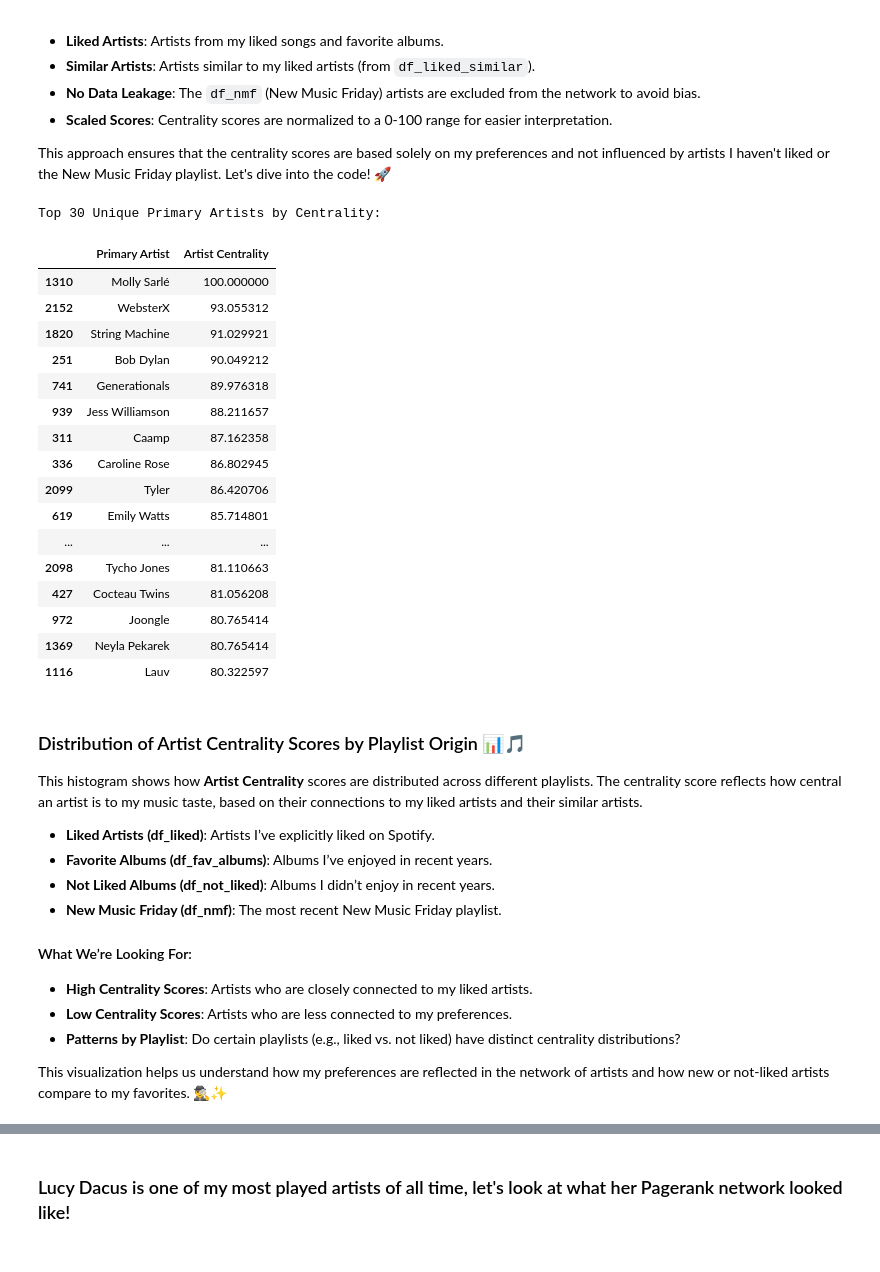
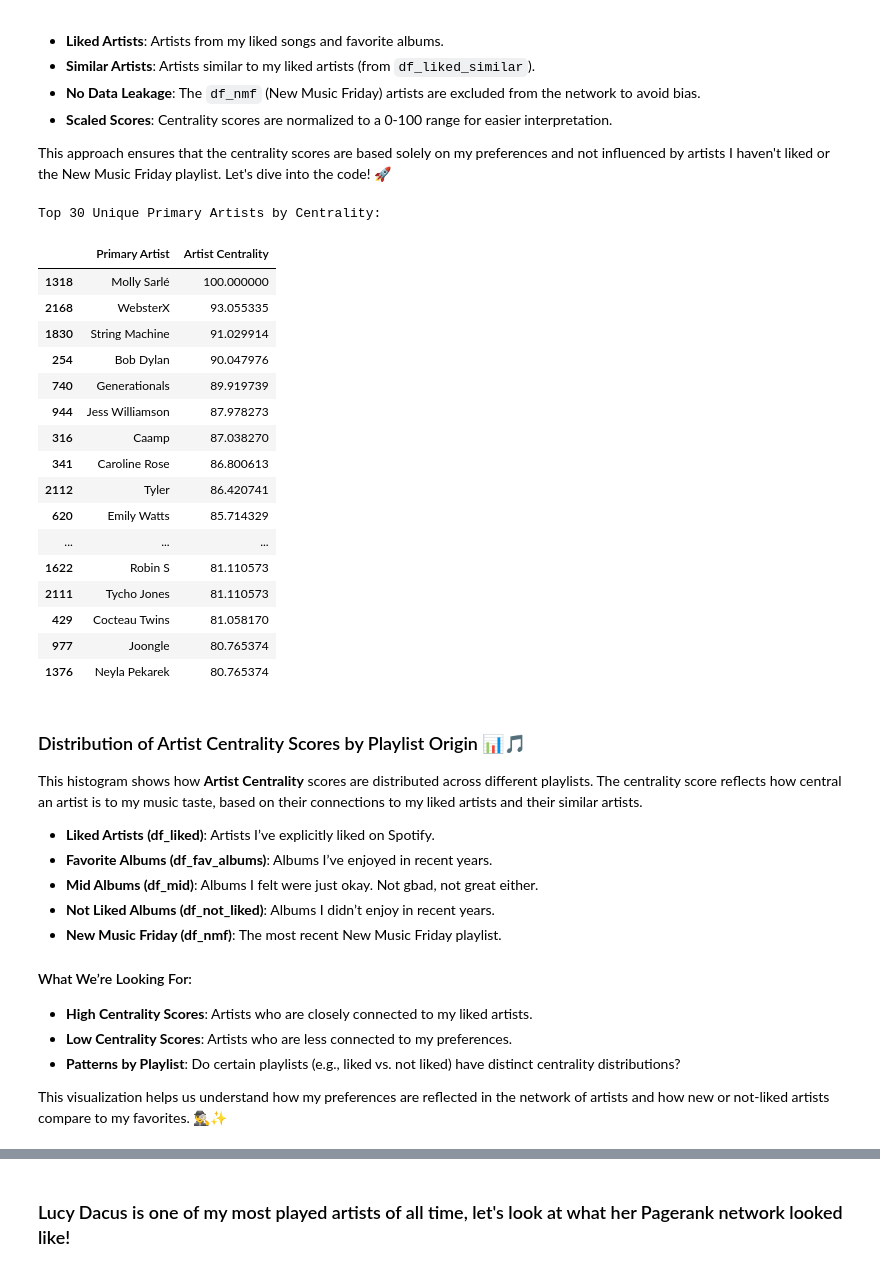
Before and after one commit to MikeStrusz/Music_Taste_Machine_Learning_Model, a Jupyter notebook: Music Taste Machine Learning Data Prep.ipynb, the cells around one changed output, grey strips where cells are left out. Saved outputs shown, nothing was run; the diff lists cells and outputs as text; code cells hidden in the pictures.

```diff
--- a/Music Taste Machine Learning Data Prep.ipynb
+++ b/Music Taste Machine Learning Data Prep.ipynb
@@ -60,6 +60,7 @@ df_liked = pd.read_csv("data/liked.csv")  # Liked playlist on Spotify
 df_fav_albums = pd.read_csv("data/liked_albums.csv")  # Albums I've Liked in Recent Years
 df_not_liked = pd.read_csv("data/did_not_like.csv")  # Albums I've not liked in Recent Years
 df_nmf = pd.read_csv("data/nmf.csv")  # The most recent New Music Friday Playlist
+df_mid = pd.read_csv("data/mid.csv") #Albums I neither enjoyed or hated, but were simply Mid
 df_liked_similar = pd.read_csv('data/liked_artists_only_similar.csv') #Similar Artisits to My Liked Artists
 # %% [markdown]
 ## A Check for New Artists / Pull Their Similar Artists
@@ -305,6 +317,7 @@ We need to assign a score to songs I've faved on spotify (100), albums I've enjo
 # Assign liked scores before combining
 df_liked['liked'] = 100
 df_fav_albums['liked'] = 65
+df_mid['liked'] = 45
 df_not_liked['liked'] = 30
 df_nmf['liked'] = np.nan
 
@@ -312,6 +325,7 @@ df_nmf['liked'] = np.nan
 df_liked['playlist_origin'] = 'df_liked'
 df_fav_albums['playlist_origin'] = 'df_fav_albums'
 df_not_liked['playlist_origin'] = 'df_not_liked'
+df_mid['playlist_origin'] = 'df_mid'
 df_nmf['playlist_origin'] = 'df_nmf'
 df_liked_similar['source'] = 'liked_similar'
 # %% [markdown]
@@ -375,7 +398,7 @@ By the end of this section, I’ll have a clean, unified dataset ready for featu
 # %% [markdown]
 ## Merge The Datasets
 # %%
-df = pd.concat([df_liked, df_fav_albums, df_not_liked, df_nmf], ignore_index=True)
+df = pd.concat([df_liked, df_fav_albums, df_mid, df_not_liked, df_nmf], ignore_index=True)
 # %%
 #How Large is the Dataset, Now?
 df.shape
@@ -741,11 +765,17 @@ df_nmf_subset = df[df['playlist_origin'] == 'df_nmf']
 df_nmf_subset['Record Label Frequency Encoded'] = df_nmf_subset['Record Label'].map(freq_encoding).fillna(mean_freq)
 df.loc[df['playlist_origin'] == 'df_nmf', 'Record Label Frequency Encoded'] = df_nmf_subset['Record Label Frequency Encoded']
 
-# Apply encoding to the disliked tracks (if needed)
+# Apply encoding to the disliked albums
 df_not_liked_subset = df[df['playlist_origin'] == 'df_not_liked']
 df_not_liked_subset['Record Label Frequency Encoded'] = df_not_liked_subset['Record Label'].map(freq_encoding).fillna(mean_freq)
 df.loc[df['playlist_origin'] == 'df_not_liked', 'Record Label Frequency Encoded'] = df_not_liked_subset['Record Label Frequency Encoded']
 
+# Apply encoding to the mid albums
+df_mid_subset = df[df['playlist_origin'] == 'df_mid']
+df_mid_subset['Record Label Frequency Encoded'] = df_mid_subset['Record Label'].map(freq_encoding).fillna(mean_freq)
+df.loc[df['playlist_origin'] == 'df_mid', 'Record Label Frequency Encoded'] = df_mid_subset['Record Label Frequency Encoded']
+
+
 # Check the result by displaying 20 Unique Record Labels and Their Encoding!
 df[['Record Label', 'Record Label Frequency Encoded']].drop_duplicates().head(20)
 # %% [output]
@@ -973,7 +1003,7 @@ def prepare_featured_artists(df):
 def build_graph(df, df_liked_similar, include_nmf=False):
     # Build a graph of artists and their connections.
     # Only includes liked artists and their similar artists by default. 🎯
-    # Optionally includes NMF and not-liked artists (without adding edges). 🚫
+    # Optionally includes NMF, not-liked, and mid artists (without adding edges). 🚫
     G = nx.Graph()
 
     # Add nodes for liked artists
@@ -999,7 +1029,7 @@ def build_graph(df, df_liked_similar, include_nmf=False):
             for s in similar:
                 G.add_edge(artist, s, weight=1.0)
 
-    # Optionally include NMF and not-liked artists (without adding edges)
+    # Optionally include NMF, not-liked, and mid artists (without adding edges)
     if include_nmf:
         nmf_artists = set(
             df[df['playlist_origin'] == 'df_nmf']['Artist Name(s)']
@@ -1009,8 +1039,13 @@ def build_graph(df, df_liked_similar, include_nmf=False):
             df[df['playlist_origin'] == 'df_not_liked']['Artist Name(s)']
             .str.split(',').explode().str.strip()
         )
+        mid_artists = set(
+            df[df['playlist_origin'] == 'df_mid']['Artist Name(s)']
+            .str.split(',').explode().str.strip()
+        )
         G.add_nodes_from(nmf_artists, type='nmf')
         G.add_nodes_from(not_liked_artists, type='not_liked')
+        G.add_nodes_from(mid_artists, type='mid')  # Mid artists exist but don’t interfere with the web
 
     return G
 
@@ -1040,51 +1075,51 @@ def run_centrality_analysis(df, df_liked_similar, include_nmf=False):
     # 1. Prepare featured artists data.
     # 2. Build the graph.
     # 3. Calculate centrality scores.
     # 4. Normalize scores to 0-100 range. 🚀
     # Prepare the featured artists data (still needed to ensure the column exists)
     df = prepare_featured_artists(df)
 
     # Build the graph and calculate centrality
     G = build_graph(df, df_liked_similar, include_nmf=include_nmf)
     df, centrality_scores = calculate_centrality_scores(G, df)
     df = normalize_centrality_scores(df)
 
     return df, G, centrality_scores
 
-# Execute the analysis for all artists (including NMF and not-liked)
+# Execute the analysis for all artists (including NMF, not-liked, and mid)
 df, G, centrality_scores = run_centrality_analysis(df, df_liked_similar, include_nmf=True)
 
-# Extract the primary artist (first artist in 'Artist Name(s)' field
+# Extract the primary artist (first artist in 'Artist Name(s)' field)
 df['Primary Artist'] = df['Artist Name(s)'].str.split(',').str[0].str.strip()
 
 # Now group by Primary Artist to ensure unique artists are considered
 df_unique_artists = df.groupby('Primary Artist', as_index=False)['Artist Centrality'].max()
 
 # Get the top 30 unique primary artists by their centrality score
 top_artist_df = df_unique_artists.nlargest(30, 'Artist Centrality')[['Primary Artist', 'Artist Centrality']]
 
 # Print the top 30 unique primary artists by centrality
 print("\nTop 30 Unique Primary Artists by Centrality:")
 top_artist_df
 # %% [output]
 Top 30 Unique Primary Artists by Centrality:
 |  | Primary Artist | Artist Centrality |
-| 1310 | Molly Sarlé | 100.000000 |
-| 2152 | WebsterX | 93.055312 |
-| 1820 | String Machine | 91.029921 |
-| 251 | Bob Dylan | 90.049212 |
-| 741 | Generationals | 89.976318 |
-| 939 | Jess Williamson | 88.211657 |
-| 311 | Caamp | 87.162358 |
-| 336 | Caroline Rose | 86.802945 |
-| 2099 | Tyler | 86.420706 |
-| 619 | Emily Watts | 85.714801 |
+| 1318 | Molly Sarlé | 100.000000 |
+| 2168 | WebsterX | 93.055335 |
+| 1830 | String Machine | 91.029914 |
+| 254 | Bob Dylan | 90.047976 |
+| 740 | Generationals | 89.919739 |
+| 944 | Jess Williamson | 87.978273 |
+| 316 | Caamp | 87.038270 |
+| 341 | Caroline Rose | 86.800613 |
+| 2112 | Tyler | 86.420741 |
+| 620 | Emily Watts | 85.714329 |
 | ... | ... | ... |
-| 2098 | Tycho Jones | 81.110663 |
-| 427 | Cocteau Twins | 81.056208 |
-| 972 | Joongle | 80.765414 |
-| 1369 | Neyla Pekarek | 80.765414 |
-| 1116 | Lauv | 80.322597 |
+| 1622 | Robin S | 81.110573 |
+| 2111 | Tycho Jones | 81.110573 |
+| 429 | Cocteau Twins | 81.058170 |
+| 977 | Joongle | 80.765374 |
+| 1376 | Neyla Pekarek | 80.765374 |
 # %% [markdown]
 ### Distribution of Artist Centrality Scores by Playlist Origin 📊🎵
 
@@ -1092,6 +1127,7 @@ This histogram shows how **Artist Centrality** scores are distributed across dif
 
 - **Liked Artists (df_liked)**: Artists I’ve explicitly liked on Spotify.
 - **Favorite Albums (df_fav_albums)**: Albums I’ve enjoyed in recent years.
+- **Mid Albums (df_mid)**: Albums I felt were just okay. Not gbad, not great either.
 - **Not Liked Albums (df_not_liked)**: Albums I didn’t enjoy in recent years.
 - **New Music Friday (df_nmf)**: The most recent New Music Friday playlist.
 
```
Also changed, not shown: parts of 28 cells of this notebook, 20 other files.
